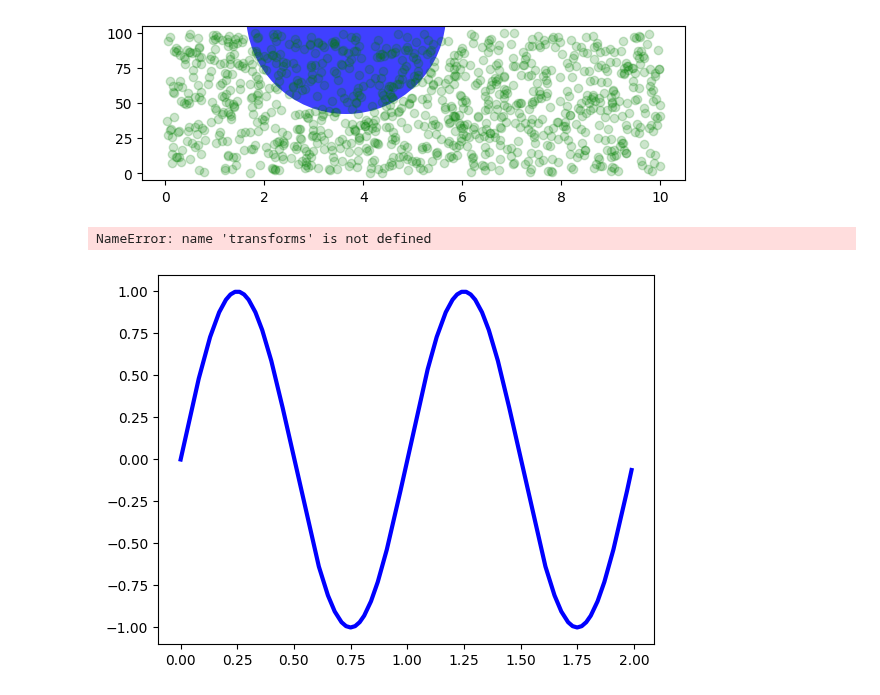
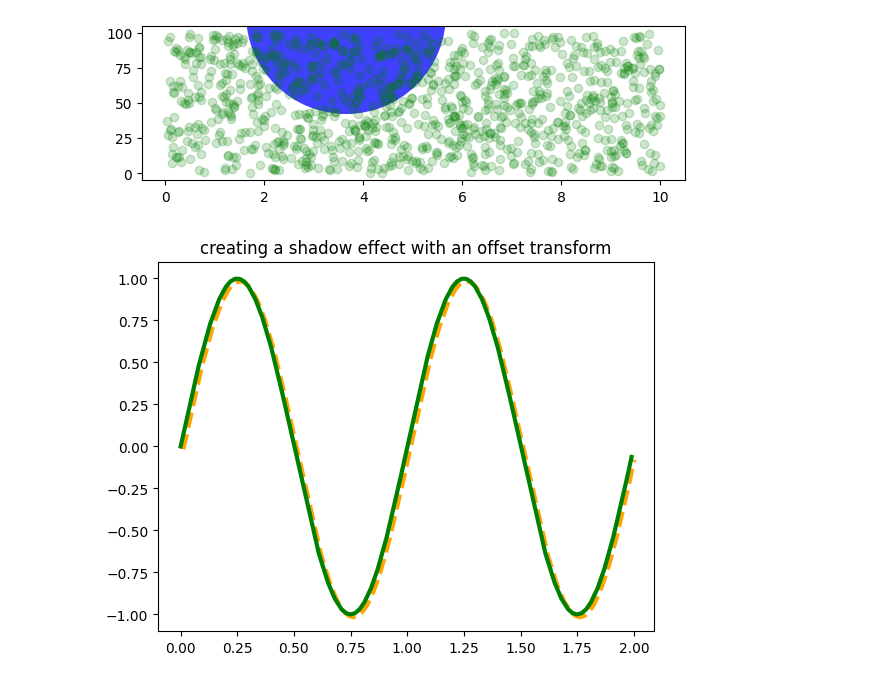
Before and after one commit to manasesmutembei11/ML, a Jupyter notebook: matplotlib/matplotlib_artists.ipynb, the cells around one changed output. Drawn from its saved outputs; the diff is of its cells as text; code cells hidden in the pictures.

Commit message:
Colors

```diff
--- a/matplotlib/matplotlib_artists.ipynb
+++ b/matplotlib/matplotlib_artists.ipynb
@@ -300,26 +300,26 @@ plt.show()
 [figure]
 # %%
 #Using offset transforms to create a shadow effect
+import matplotlib.transforms as transforms
 fig, ax = plt.subplots()
 
 # make a simple sine wave
 x = np.arange(0., 2., 0.01)
 y = np.sin(2*np.pi*x)
-line, = ax.plot(x, y, lw=3, color='blue')
+line, = ax.plot(x, y, lw=3, color='green')
 
 # shift the object over 2 points, and down 2 points
 dx, dy = 2/72., -2/72.
 offset = transforms.ScaledTranslation(dx, dy, fig.dpi_scale_trans)
 shadow_transform = ax.transData + offset
 
 # now plot the same data with our offset transform;
 # use the zorder to make sure we are below the line
-ax.plot(x, y, lw=3, color='gray',
+ax.plot(x, y, lw=3, color='orange',
         transform=shadow_transform,
         zorder=0.5*line.get_zorder())
 
 ax.set_title('creating a shadow effect with an offset transform')
 plt.show()
 # %% [output]
-NameError: name 'transforms' is not defined
-[figure, old version]
+[figure, new version]
```
Also changed, not shown: 1 other file.
